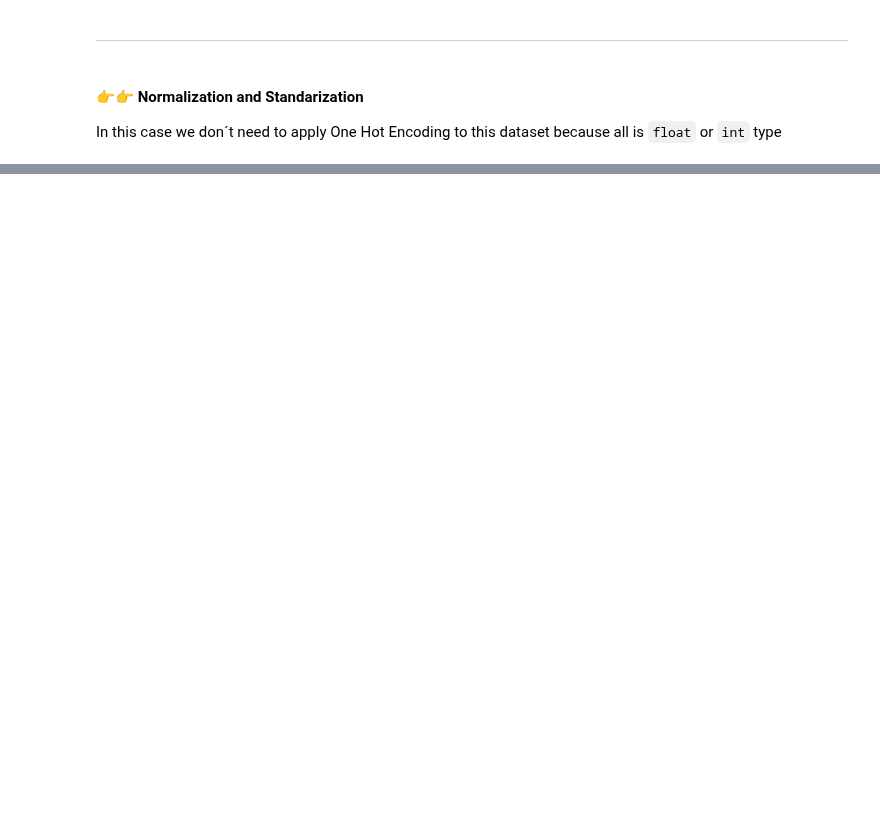
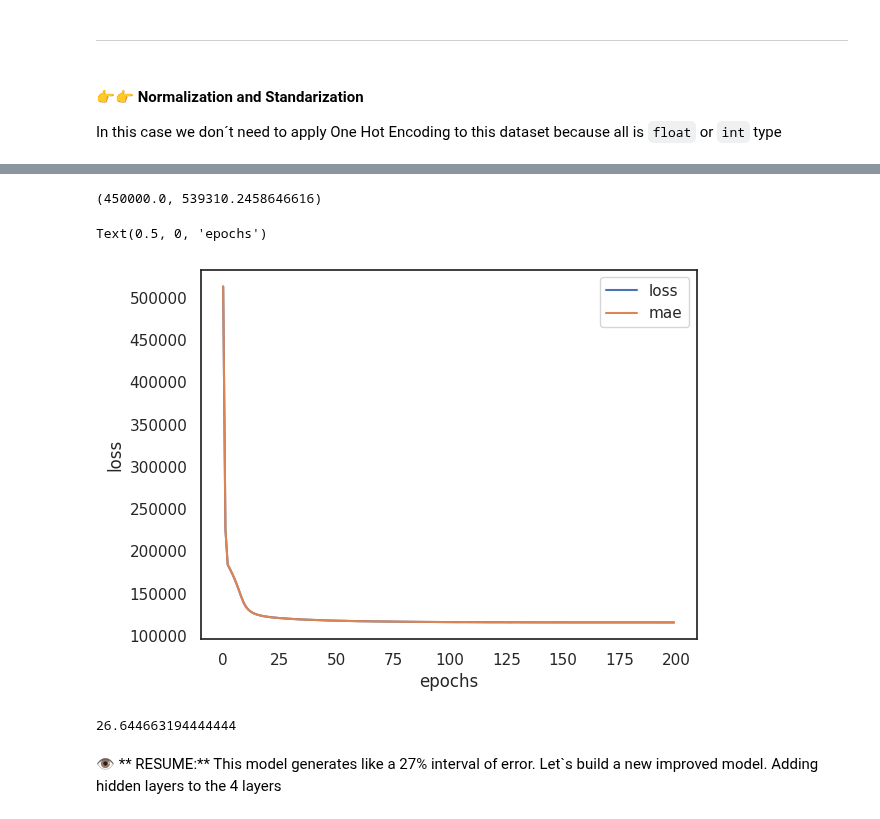
Before and after one commit to alvarohernandezalt/TF_ZTO_GoogleEXAM, a Jupyter notebook: Exercises/01_TF_NN_Regression_EXERCISES.ipynb, the cells around one changed output, grey strips where cells are left out. Cells and saved outputs as stored; diff of their text form; code cells hidden in the pictures; blank space fills up the shorter version.

```diff
--- a/Exercises/01_TF_NN_Regression_EXERCISES.ipynb
+++ b/Exercises/01_TF_NN_Regression_EXERCISES.ipynb
@@ -219,0 +228,19 @@ In this case we don´t need to apply One Hot Encoding to this dataset because al
+# %%
+# Create column transformer
+ct = make_column_transformer(
+    (MinMaxScaler(), columns_to_scale)
+)
+
+# Create X & y values
+X = housingKC.drop('price', axis=1)
+y = housingKC['price']
+
+# Build our train and test sets
+X_train, X_test, y_train, y_test = train_test_split(X, y, test_size=0.2, random_state=37)
+
+# Fit the column transformer to our training data
+ct.fit(X_train)
+
+# Transform training and dataset with ct
+X_train_normal = ct.transform(X_train)
+X_test_normal = ct.transform(X_test)
@@ -219,0 +265,19 @@ In this case we don´t need to apply One Hot Encoding to this dataset because al
+# %%
+# Define the random seed
+tf.random.set_seed(37)
+
+# 1. Create model
+model=tf.keras.Sequential([
+    tf.keras.layers.Dense(100),
+    tf.keras.layers.Dense(10),
+    tf.keras.layers.Dense(10),
+    tf.keras.layers.Dense(1)
+])
+
+# 2. Compile model
+model.compile(loss=tf.keras.losses.mae,
+              optimizer=tf.keras.optimizers.Adam(),
+              metrics='mae')
+
+# 3. Fit the model
+history = model.fit(X_train_normal, y_train, epochs=200)
@@ -219,0 +308,21 @@ In this case we don´t need to apply One Hot Encoding to this dataset because al
+# %%
+y_train.median(), y_train.mean()
+# %% [output]
+(450000.0, 539310.2458646616)
+# %%
+# Plot history (also known as a loss curve or a training curve)
+pd.DataFrame(history.history).plot()
+plt.ylabel('loss')
+plt.xlabel('epochs')
+# %% [output]
+Text(0.5, 0, 'epochs')
+[figure, added]
+# %%
+err_pct1 = (eval1[0] / y_train.median()) * 100
+err_pct1
+# %% [output]
+26.644663194444444
+# %% [markdown]
+👁️ ** RESUME:** This model generates like a 27% interval of error.
+Let`s build a new improved model.
+Adding hidden layers to the 4 layers
```
Also changed, not shown: parts of 13 cells of this notebook.
